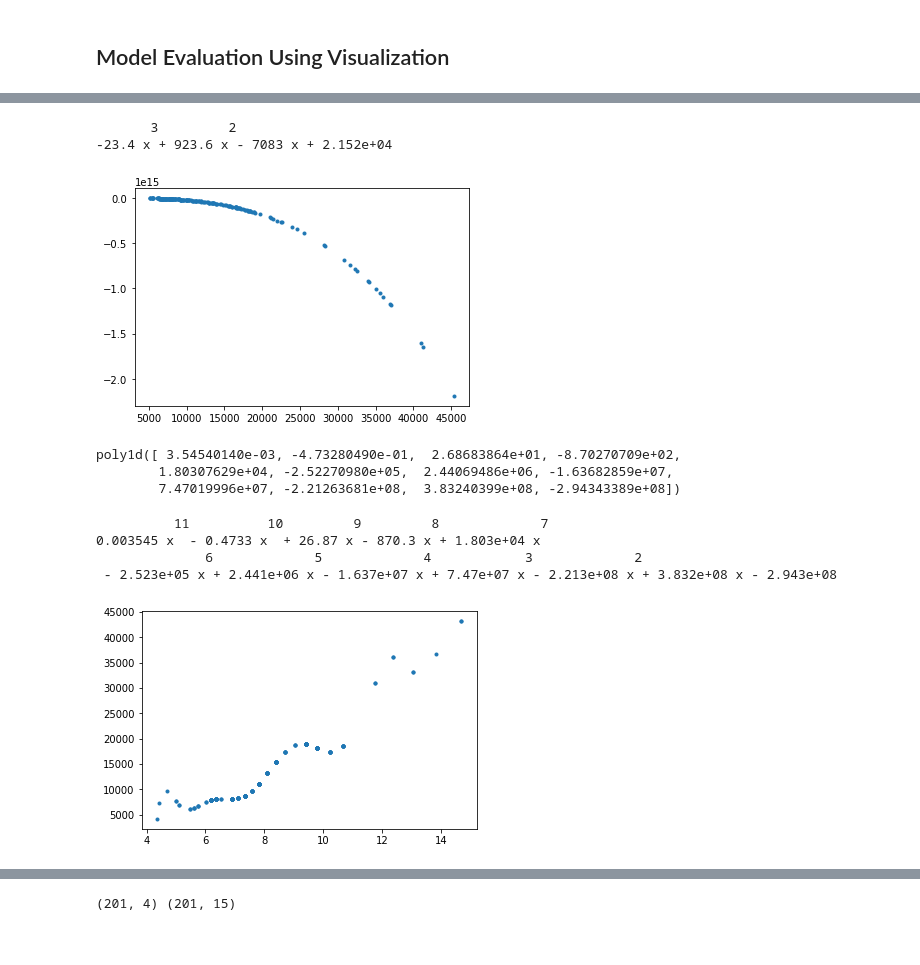
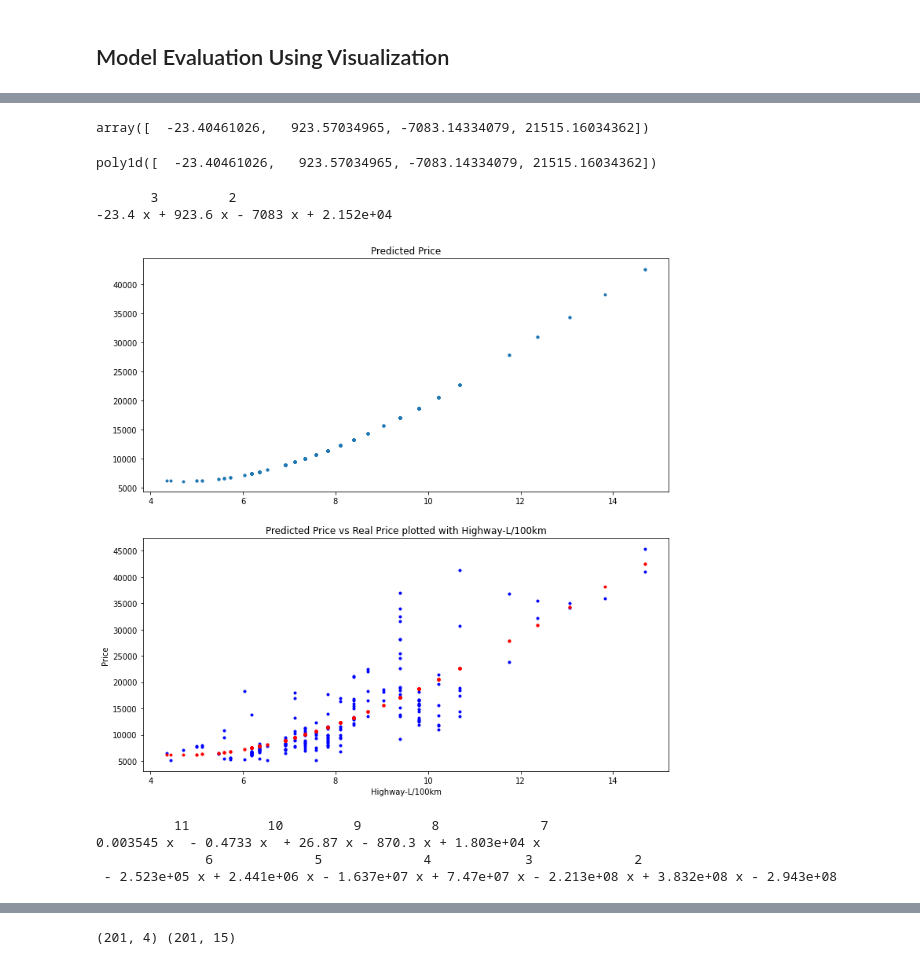
Before and after one commit to AE-102/2022_Car_DA, a Jupyter notebook: 2022_Car_4_ModelDevelopment.ipynb, the cells around one changed output, grey strips where cells are left out. Saved outputs shown, nothing was run; the diff lists cells and outputs as text; code cells hidden in the pictures.

```diff
--- a/2022_Car_4_ModelDevelopment.ipynb
+++ b/2022_Car_4_ModelDevelopment.ipynb
@@ -143,9 +126,10 @@ sns.scatterplot(x = 'highway-L/100km', y = 'price', data= df)
 # %%
-# Graph for polynomial fuction
-def PlotPolly(model, independent_variable):
-    dependent_variable = model(independent_variable)
-    plt.plot(independent_variable, dependent_variable,'.')
-
-
+def PlotPolly(model, ind_var_name ,ind_var_val, real_val):
+    pred_val = model(ind_var_val)
+    plt.plot(ind_var_val, real_val,'.', c = 'blue')
+    plt.plot(ind_var_val, pred_val, '.', c = 'red')
+    plt.title(f"Predicted Price vs Real Price plotted with {ind_var_name}")
+    plt.xlabel(ind_var_name)
+    plt.ylabel('Price')
     plt.show()
     plt.close()
@@ -205,7 +140,3 @@ y = df['price']
 # %%
-fit = np.polyfit(x, y, 3)
-polynomial = np.poly1d(fit)
-print(polynomial)
+fit1 = np.polyfit(x, Y, 3)
+polynomial1 = np.poly1d(fit1)
-# %% [output]
-       3         2
--23.4 x + 923.6 x - 7083 x + 2.152e+04
@@ -214,15 +143,28 @@ yhat = polynomial(df['highway-L/100km'])
-# %%
-PlotPolly(polynomial, df['price'])
-# %% [output]
-[figure, removed]
+# %%
+fit1 # polyfit only gives coeff and interceptor, poly1d makes equation
+# %% [output]
+array([  -23.40461026,   923.57034965, -7083.14334079, 21515.16034362])
+# %%
+polynomial1
+# %% [output]
+poly1d([  -23.40461026,   923.57034965, -7083.14334079, 21515.16034362])
+# %%
+print(polynomial1)
+# %% [output]
+       3         2
+-23.4 x + 923.6 x - 7083 x + 2.152e+04
+# %%
+Yhat_p1 = polynomial1(df['highway-L/100km'])
+# %%
+fig, (ax1, ax2) = plt.subplots(nrows  = 2, ncols = 1, figsize  = (12,12))
+ax1.plot(df['highway-L/100km'], Yhat_p1,'.')
+ax1.set_title('Predicted Price')
+ax2.Plot = PlotPolly(polynomial1, 'Highway-L/100km', df['highway-L/100km'], df['price'])
+# %% [output]
+[figure, added]
 # %%
-fit2 = np.polyfit(x,y,11)
+fit2 = np.polyfit(x,Y,11)
 polynomial2 = np.poly1d(fit2)
-polynomial2
-# %% [output]
-poly1d([ 3.54540140e-03, -4.73280490e-01,  2.68683864e+01, -8.70270709e+02,
-        1.80307629e+04, -2.52270980e+05,  2.44069486e+06, -1.63682859e+07,
-        7.47019996e+07, -2.21263681e+08,  3.83240399e+08, -2.94343389e+08])
 # %%
 print(polynomial2)
 # %% [output]
@@ -230,7 +172,3 @@ print(polynomial2)
 0.003545 x  - 0.4733 x  + 26.87 x - 870.3 x + 1.803e+04 x
               6             5             4            3             2
  - 2.523e+05 x + 2.441e+06 x - 1.637e+07 x + 7.47e+07 x - 2.213e+08 x + 3.832e+08 x - 2.943e+08
-# %%
-PlotPolly(polynomial2, df['highway-L/100km'])
-# %% [output]
-[figure, removed]
```
Also changed, not shown: parts of 92 cells of this notebook, 5 other files.
